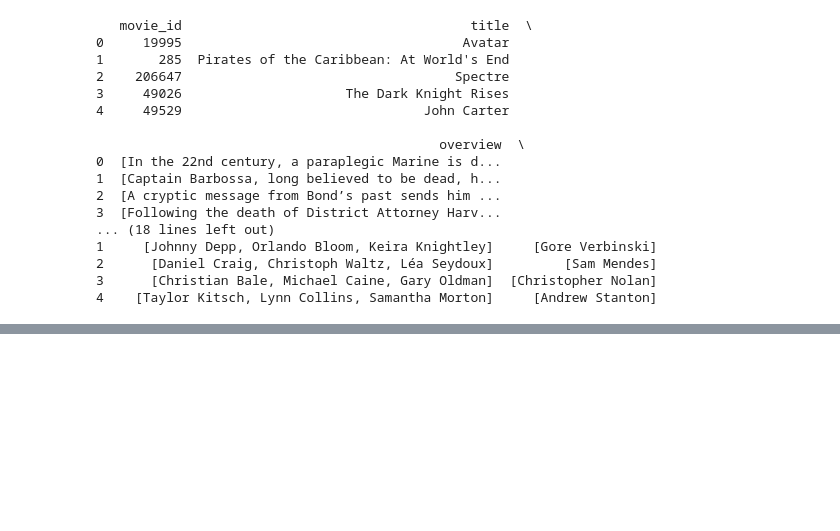
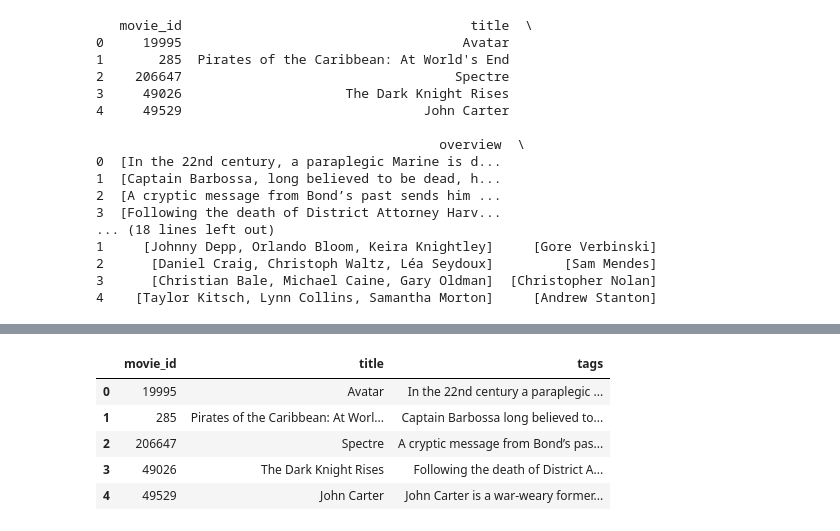
Before and after one commit to leandro-reguero/knn, a Jupyter notebook: src/explore.ipynb, the cells around one changed output, grey strips where cells are left out. Cells and saved outputs as stored; diff of their text form; code cells hidden in the pictures; blank space fills up the shorter version.

```diff
--- a/src/explore.ipynb
+++ b/src/explore.ipynb
@@ -456,9 +456,24 @@ print(df.head())
 2      [Daniel Craig, Christoph Waltz, Léa Seydoux]         [Sam Mendes]
 3      [Christian Bale, Michael Caine, Gary Oldman]  [Christopher Nolan]
 4    [Taylor Kitsch, Lynn Collins, Samantha Morton]     [Andrew Stanton]
-# %%
-df["overview"] = df["overview"].apply(lambda x: [str(x)])
-df["genres"] = df["genres"].apply(lambda x: [str(genre) for genre in x])
-df["keywords"] = df["keywords"].apply(lambda x: [str(keyword) for keyword in x])
-df["cast"] = df["cast"].apply(lambda x: [str(actor) for actor in x])
-df["director"] = df["director"].apply(lambda x: [str(director) for director in x])
+# %%
+# Combine all columns into 'tags' column
+def combine_to_tags(row):
+    parts = []
+    if isinstance(row['overview'], list):
+        parts.extend(row['overview'])
+    if isinstance(row['genres'], list):
+        row['genres'] = [i.replace(" ", "") for i in row['genres']]
+        parts.extend(row['genres'])
+    if isinstance(row['cast'], list):
+        row['cast'] = [i.replace(" ", "") for i in row['cast']]
+        parts.extend(row['cast'])
+    if isinstance(row['director'], list):
+        row['director'] = [i.replace(" ", "") for i in row['director']]
+        parts.extend(row['director'])
+
+    return parts
+
+df['tags'] = df.apply(combine_to_tags, axis=1)
+
+print(df['tags'][0])
@@ -465,8 +482,7 @@ df["director"] = df["director"].apply(lambda x: [str(director) for director in x
 # %%
-df["tags"] = df["overview"] + df["genres"] + df["keywords"] + df["cast"] + df["director"]
 df["tags"] = df["tags"].apply(lambda x: ",".join(x).replace(",", " "))
+df.drop(columns = ["genres", "keywords", "cast", "director", "overview"], inplace = True)
 
-# df.drop(columns = ["genres", "keywords", "cast", "crew", "overview"], inplace = True)
-
-df.iloc[0].tags
+print(df['tags'][0])
+print(df.head())
 # %% [output]
@@ -491,0 +504,9 @@ df.iloc[0].tags
+# %%
+df.head()
+# %% [output]
+|  | movie_id | title | tags |
+| 0 | 19995 | Avatar | In the 22nd century a paraplegic ... |
+| 1 | 285 | Pirates of the Caribbean: At Worl... | Captain Barbossa long believed to... |
+| 2 | 206647 | Spectre | A cryptic message from Bond’s pas... |
+| 3 | 49026 | The Dark Knight Rises | Following the death of District A... |
+| 4 | 49529 | John Carter | John Carter is a war-weary former... |
```
Also changed, not shown: parts of 9 cells of this notebook.
